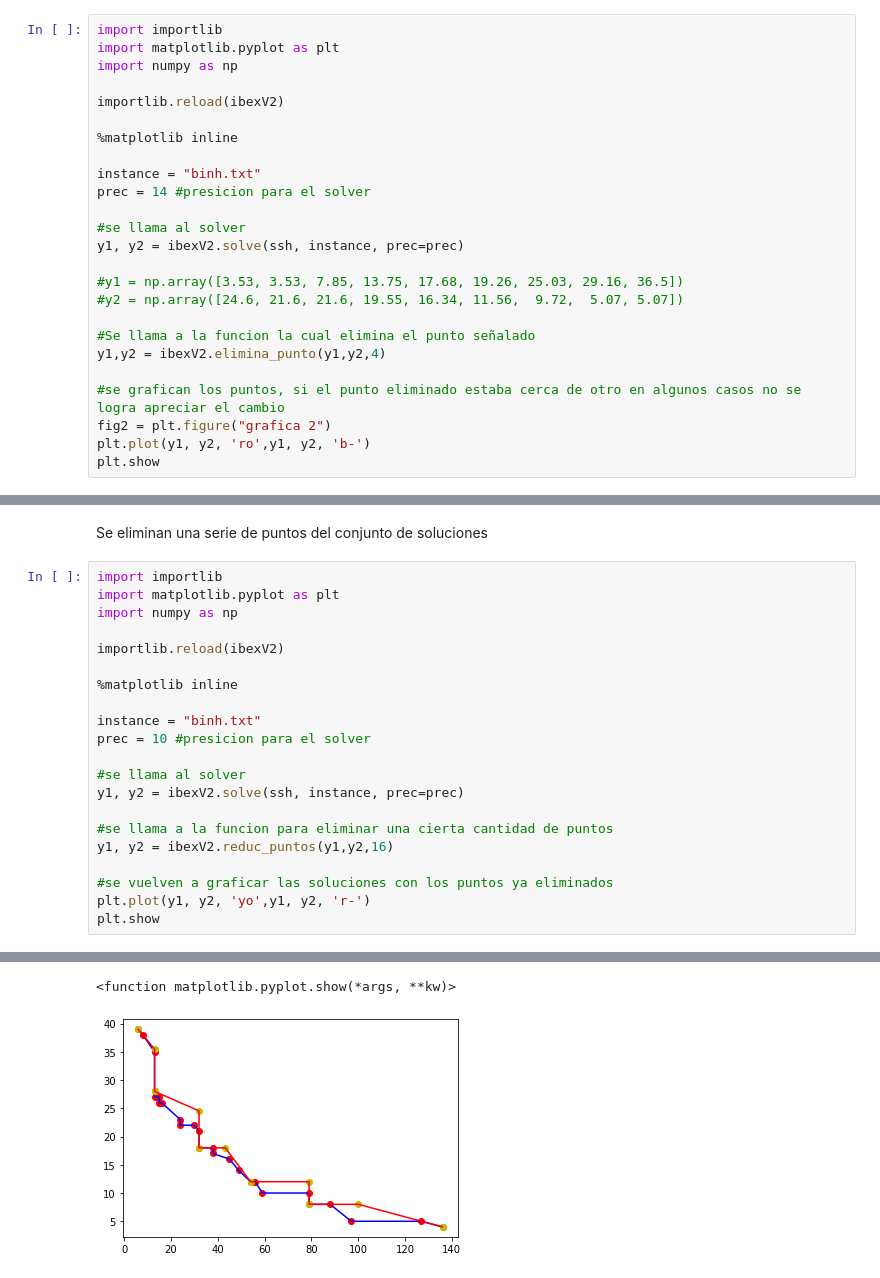
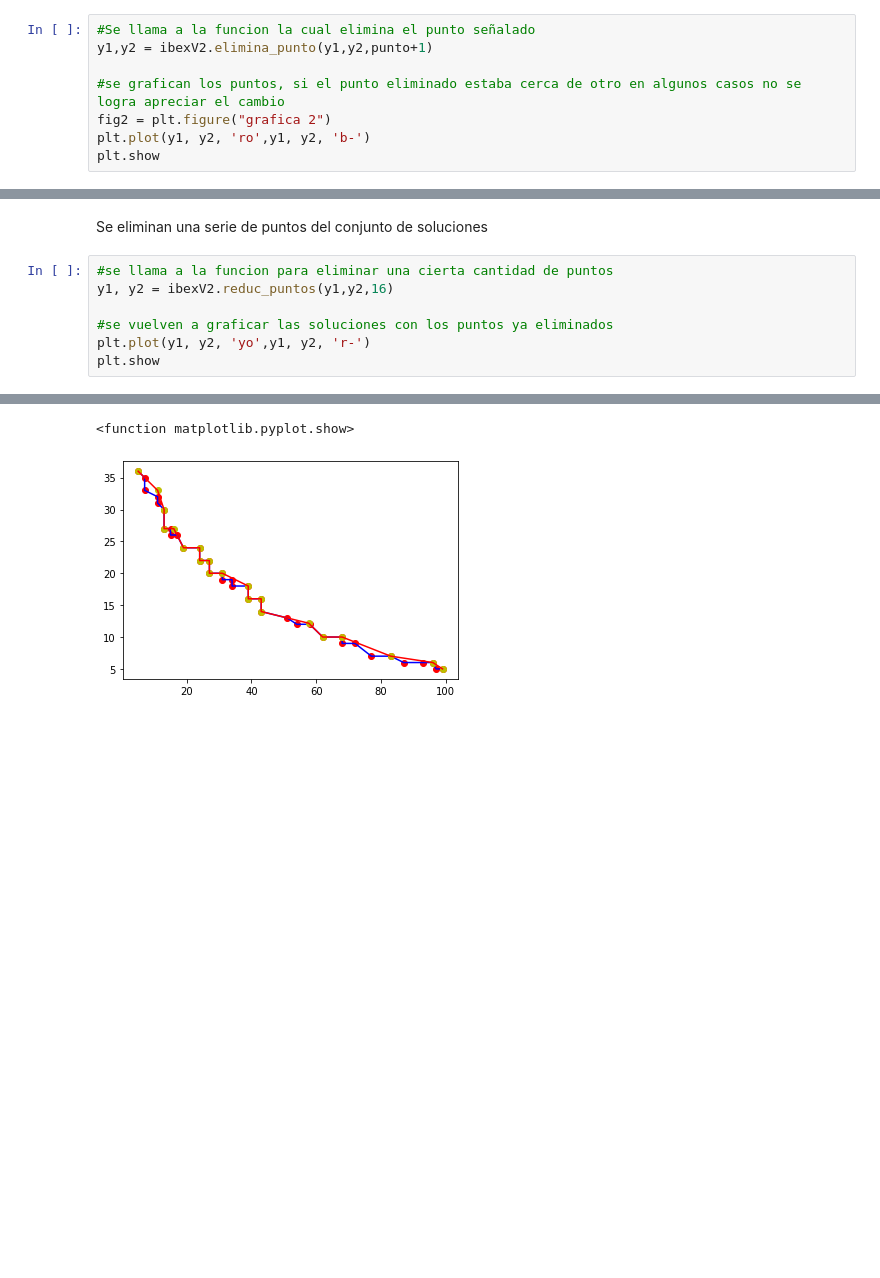
Before and after one commit to rilianx/Research, a Jupyter notebook: ibexmop_rp/main.ipynb, the cells around one changed output, grey strips where cells are left out. Drawn from its saved outputs; the diff is of its cells as text; blank space fills up the shorter version.

```diff
--- a/ibexmop_rp/main.ipynb
+++ b/ibexmop_rp/main.ipynb
@@ -180,25 +104,8 @@ El punto 4 se encuentra debajo el segmento
 # %% [markdown]
 Se elimina un punto del conjunto de soluciones
 # %%
-import importlib
-import matplotlib.pyplot as plt
-import numpy as np
-
-importlib.reload(ibexV2)
-
-%matplotlib inline
-
-instance = "binh.txt"
-prec = 14 #presicion para el solver
-
-#se llama al solver
-y1, y2 = ibexV2.solve(ssh, instance, prec=prec)
-
-#y1 = np.array([3.53, 3.53, 7.85, 13.75, 17.68, 19.26, 25.03, 29.16, 36.5])
-#y2 = np.array([24.6, 21.6, 21.6, 19.55, 16.34, 11.56,  9.72,  5.07, 5.07])
-
 #Se llama a la funcion la cual elimina el punto señalado
-y1,y2 = ibexV2.elimina_punto(y1,y2,4)
+y1,y2 = ibexV2.elimina_punto(y1,y2,punto+1)
 
 #se grafican los puntos, si el punto eliminado estaba cerca de otro en algunos casos no se logra apreciar el cambio
 fig2 = plt.figure("grafica 2")
@@ -215,20 +121,6 @@ Luego de eliminarse se vuelve a graficar la serie de puntos
 # %% [markdown]
 Se eliminan una serie de puntos del conjunto de soluciones
 # %%
-import importlib
-import matplotlib.pyplot as plt
-import numpy as np
-
-importlib.reload(ibexV2)
-
-%matplotlib inline
-
-instance = "binh.txt"
-prec = 10 #presicion para el solver
-
-#se llama al solver
-y1, y2 = ibexV2.solve(ssh, instance, prec=prec)
-
 #se llama a la funcion para eliminar una cierta cantidad de puntos
 y1, y2 = ibexV2.reduc_puntos(y1,y2,16)
 
@@ -256,2 +148,2 @@ El hipervolumen final tiene un valor de 3698.0
-<function matplotlib.pyplot.show(*args, **kw)>
+<function matplotlib.pyplot.show>
-[figure, old version]
+[figure, new version]
```
Also changed, not shown: parts of 10 cells of this notebook, 4 other files.
